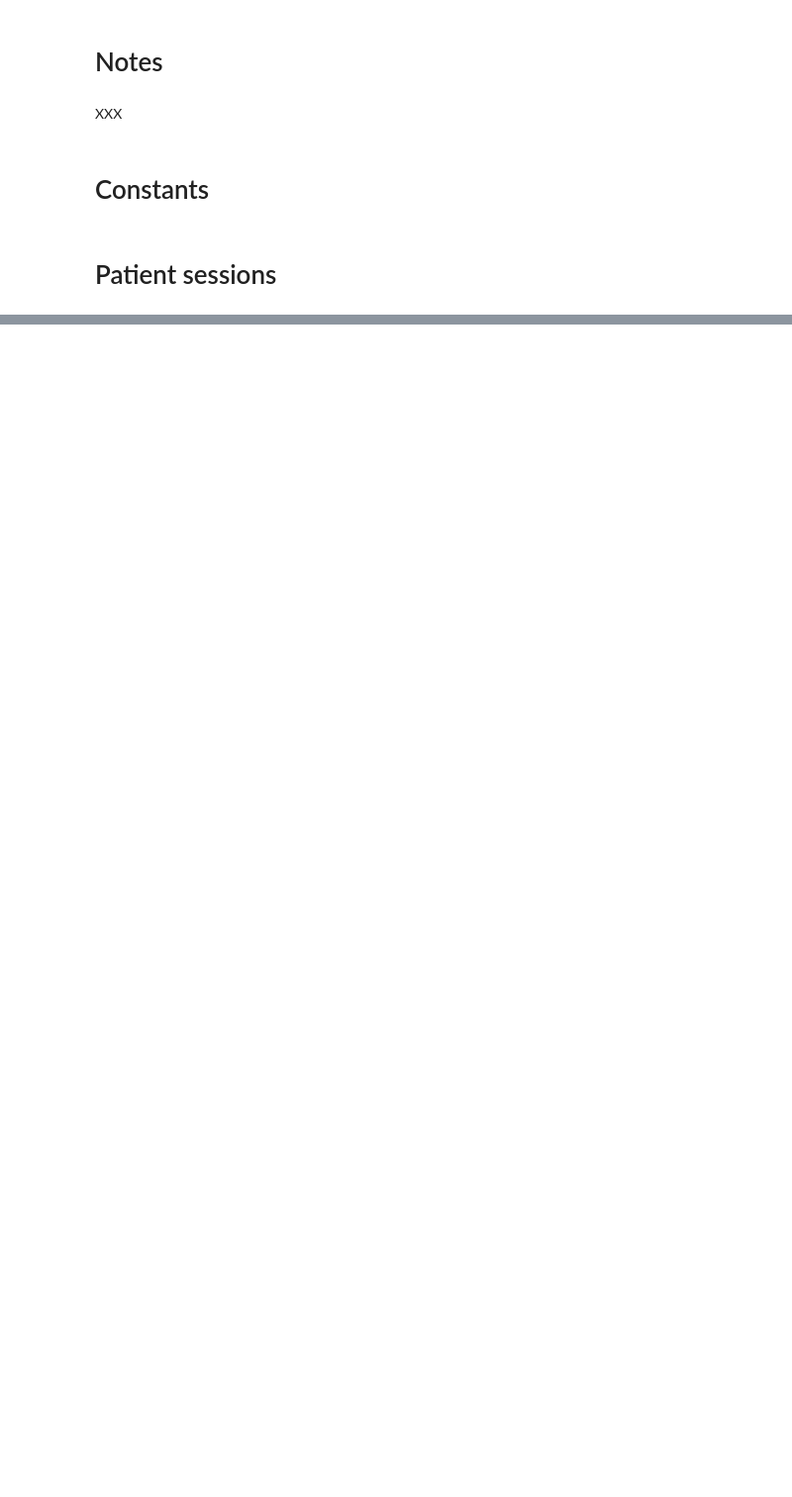
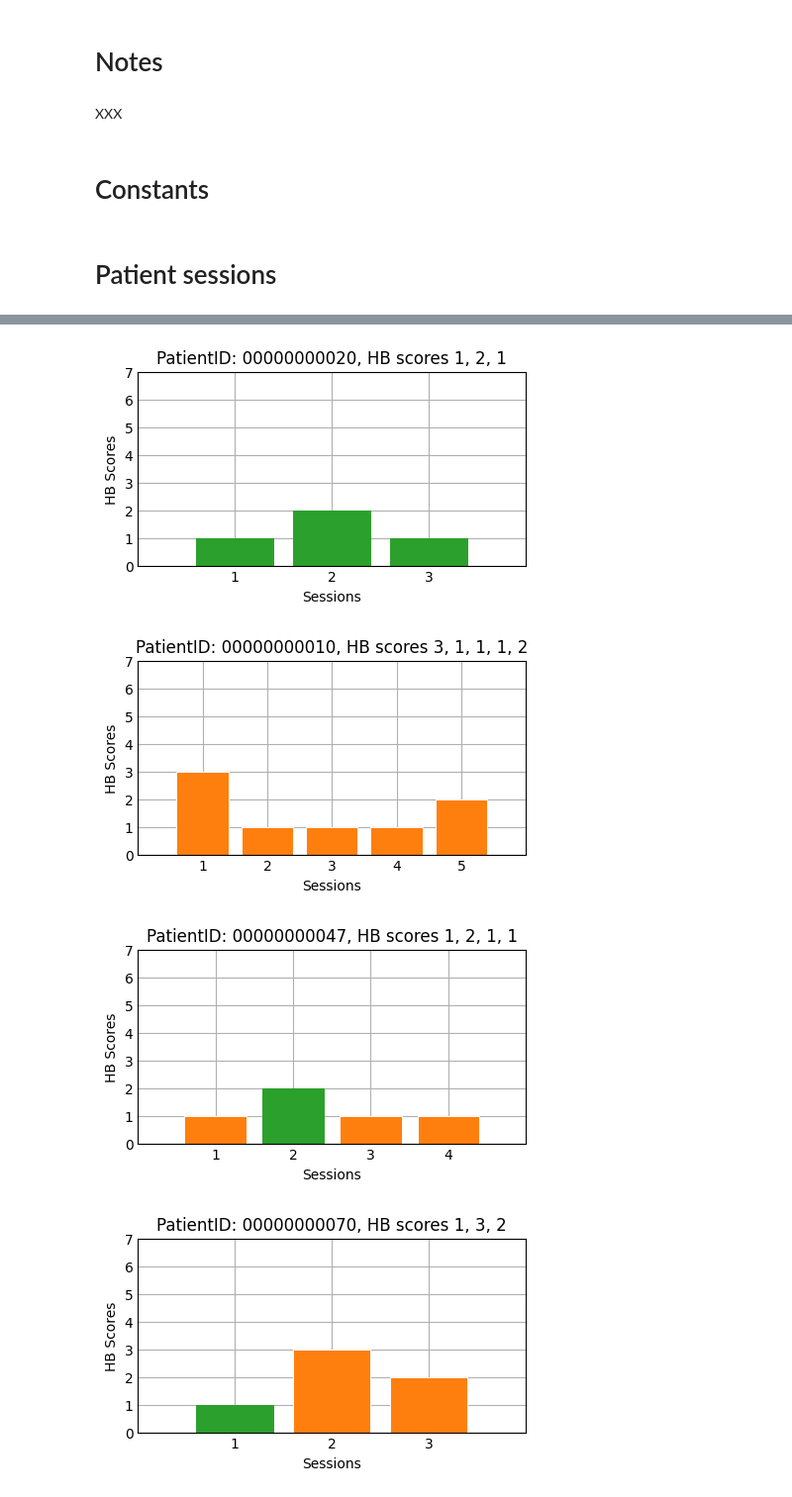
Before and after one commit to Arisiru/research-face-excercises-dynamics, a Jupyter notebook: src/Data_Observatory.ipynb, the cells around one changed output, grey strips where cells are left out. Shown at 99% size. Saved outputs shown, nothing was run; the diff lists cells and outputs as text; code cells hidden in the pictures; blank space fills up the shorter version.

```diff
--- a/src/Data_Observatory.ipynb
+++ b/src/Data_Observatory.ipynb
@@ -78,0 +87,50 @@ print(i)
+# %%
+import matplotlib.pyplot as plt
+plt.style.use('_mpl-gallery')
+# %%
+nonmonotonic_patients = set([
+    '00000000086',
+    '00000000028',
+    '00000000078',
+    '00000000020',
+    '00000000047',
+    '00000000010',
+    '00000000070',
+    '00000000073',
+    '00000000012'
+])
+# %%
+for patient_id, sessions in patients_sessions.items():
+
+    if patient_id not in nonmonotonic_patients: continue
+    evaluations = []
+
+    evaluations = [session['evaluation'] + 1 for session in sorted(sessions, key=lambda x: x['exercise_dates'])]
+    operation_flag = [session['flag_before_surgery'] for session in sorted(sessions, key=lambda x: x['exercise_dates'])]
+
+    fig, ax = plt.subplots(figsize=(4,2))
+
+    x = 1 + np.arange(len(evaluations))
+
+    bars = ax.bar(x, evaluations, color='tab:orange', edgecolor='white', linewidth=0.7)
+
+    for indx, flag in enumerate(operation_flag):
+        if flag:
+            bars[indx].set_color('tab:green')
+
+
+    ax.set(
+        xlim=(0, len(sessions) + 1),
+        ylim=(0, 7),
+        xticks=np.arange(1, len(sessions) + 1),
+        xlabel='Sessions',
+        ylabel='HB Scores',
+        title='PatientID: %s, HB scores %s' % (patient_id, ', '.join(map(str, evaluations)))
+    )
+
+plt.show()
+# %% [output]
+[figure, added]
+[figure, added]
+[figure, added]
+[figure, added]
```
Also changed, not shown: parts of 8 cells of this notebook, 4 other files.
